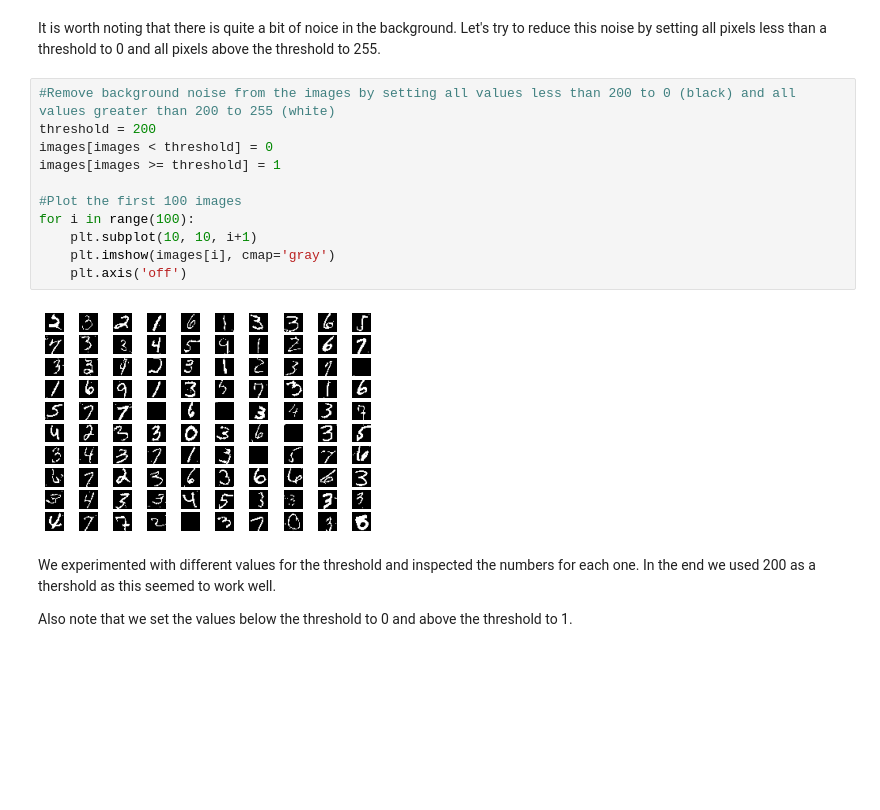
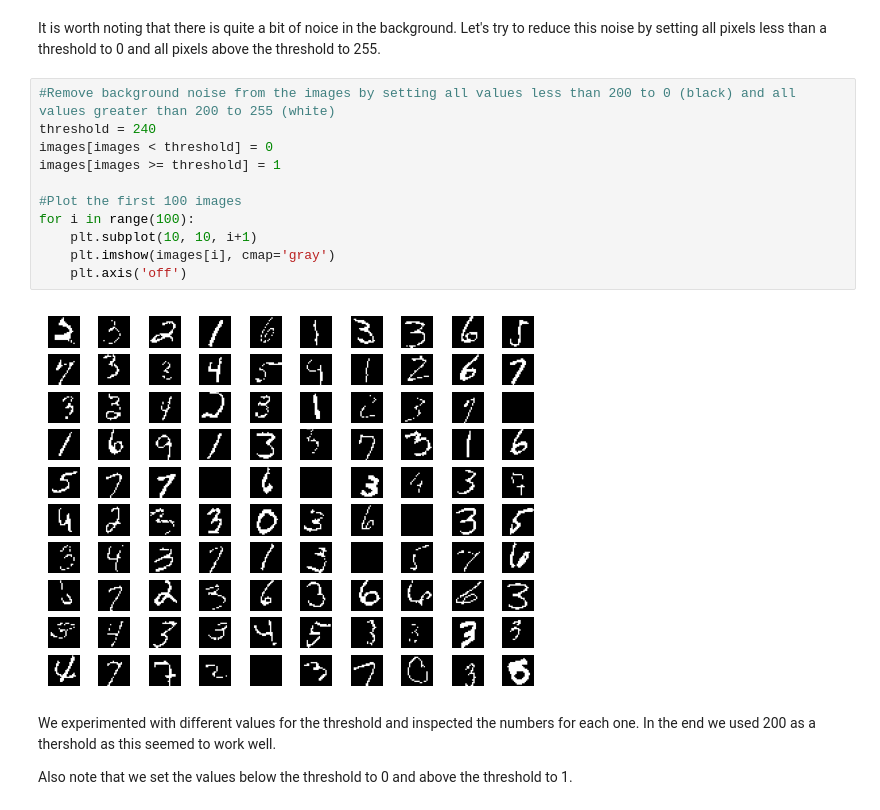
Before and after one commit to Maloha7/digit-recognizer, a Jupyter notebook: digitRecognizer.ipynb, the cells around one changed output. Drawn from its saved outputs; the diff is of its cells as text; blank space fills up the shorter version.

```diff
--- a/digitRecognizer.ipynb
+++ b/digitRecognizer.ipynb
@@ -116,17 +116,17 @@ for i in range(11):
 It is worth noting that there is quite a bit of noice in the background. Let's try to reduce this noise by setting all pixels less than a threshold to 0 and all pixels above the threshold to 255.
 # %%
 #Remove background noise from the images by setting all values less than 200 to 0 (black) and all values greater than 200 to 255 (white)
-threshold = 200
+threshold = 240
 images[images < threshold] = 0
 images[images >= threshold] = 1
 
 #Plot the first 100 images
 for i in range(100):
     plt.subplot(10, 10, i+1)
     plt.imshow(images[i], cmap='gray')
     plt.axis('off')
 # %% [output]
-[figure, old version]
+[figure, new version]
 # %% [markdown]
 We experimented with different values for the threshold and inspected the numbers for each one. In the end we used 200 as a thershold as this seemed to work well.
 
```
Also changed, not shown: parts of 21 cells of this notebook.
